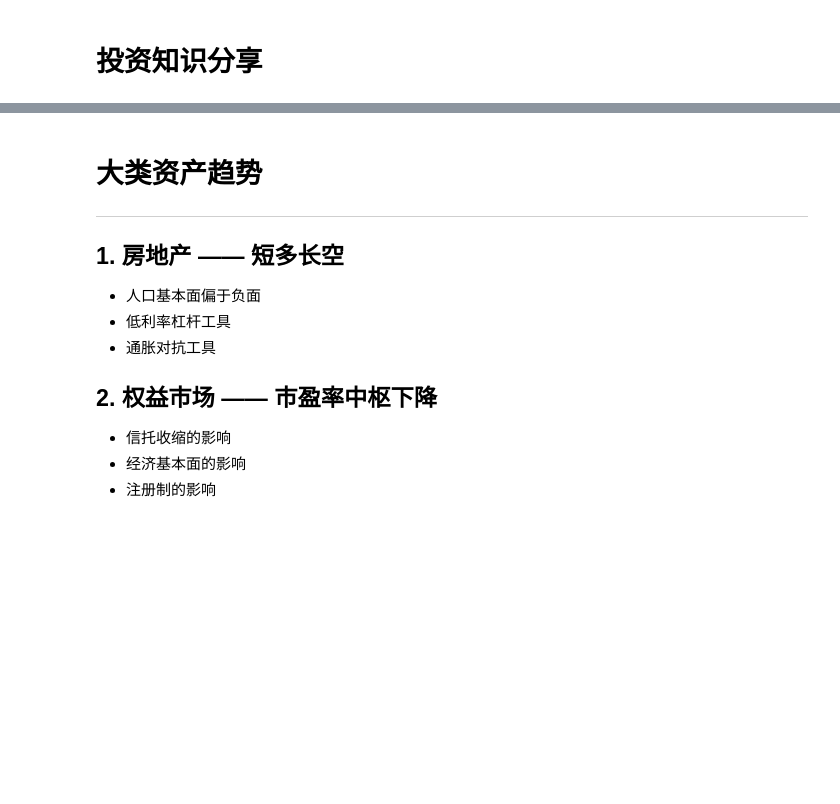
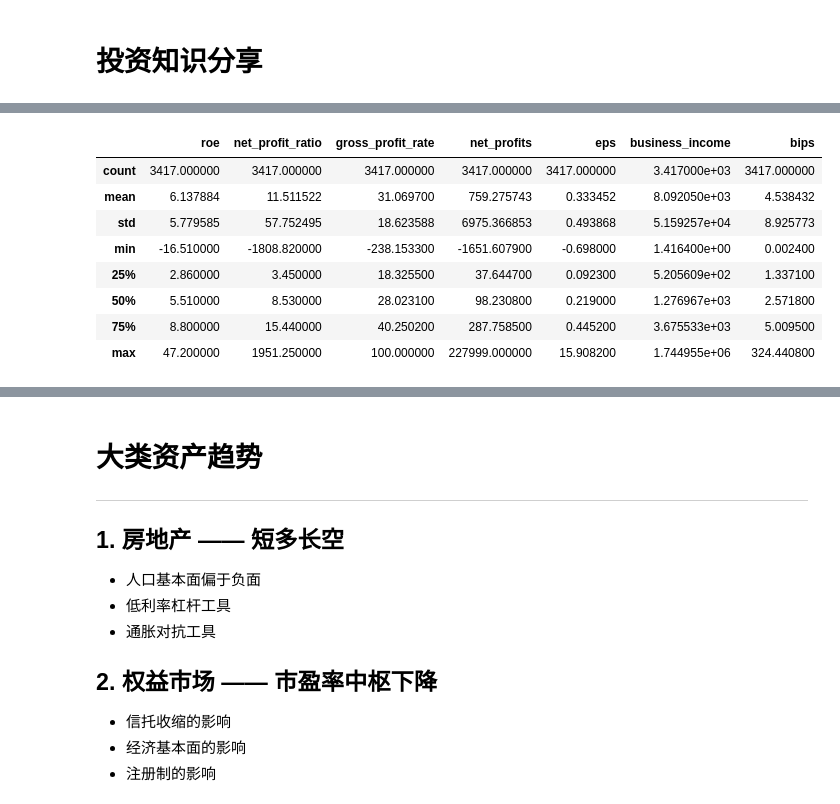
Before and after one commit to BrianShanghai/mygit, a Jupyter notebook: invest.ipynb, the cells around one changed output, grey strips where cells are left out. Cells and saved outputs as stored; diff of their text form; code cells hidden in the pictures; blank space fills up the shorter version.

```diff
--- a/invest.ipynb
+++ b/invest.ipynb
@@ -12,3 +90,15 @@ display(HTML(open('custom.css').read()))
+# %%
+fins2017.describe()
+# %% [output]
+|  | roe | net_profit_ratio | gross_profit_rate | net_profits | eps | business_income | bips |
+| count | 3417.000000 | 3417.000000 | 3417.000000 | 3417.000000 | 3417.000000 | 3.417000e+03 | 3417.000000 |
+| mean | 6.137884 | 11.511522 | 31.069700 | 759.275743 | 0.333452 | 8.092050e+03 | 4.538432 |
+| std | 5.779585 | 57.752495 | 18.623588 | 6975.366853 | 0.493868 | 5.159257e+04 | 8.925773 |
+| min | -16.510000 | -1808.820000 | -238.153300 | -1651.607900 | -0.698000 | 1.416400e+00 | 0.002400 |
+| 25% | 2.860000 | 3.450000 | 18.325500 | 37.644700 | 0.092300 | 5.205609e+02 | 1.337100 |
+| 50% | 5.510000 | 8.530000 | 28.023100 | 98.230800 | 0.219000 | 1.276967e+03 | 2.571800 |
+| 75% | 8.800000 | 15.440000 | 40.250200 | 287.758500 | 0.445200 | 3.675533e+03 | 5.009500 |
+| max | 47.200000 | 1951.250000 | 100.000000 | 227999.000000 | 15.908200 | 1.744955e+06 | 324.440800 |
 # %% [markdown]
 #  投资三大要素
 ***
```
Also changed, not shown: parts of 18 cells of this notebook.
